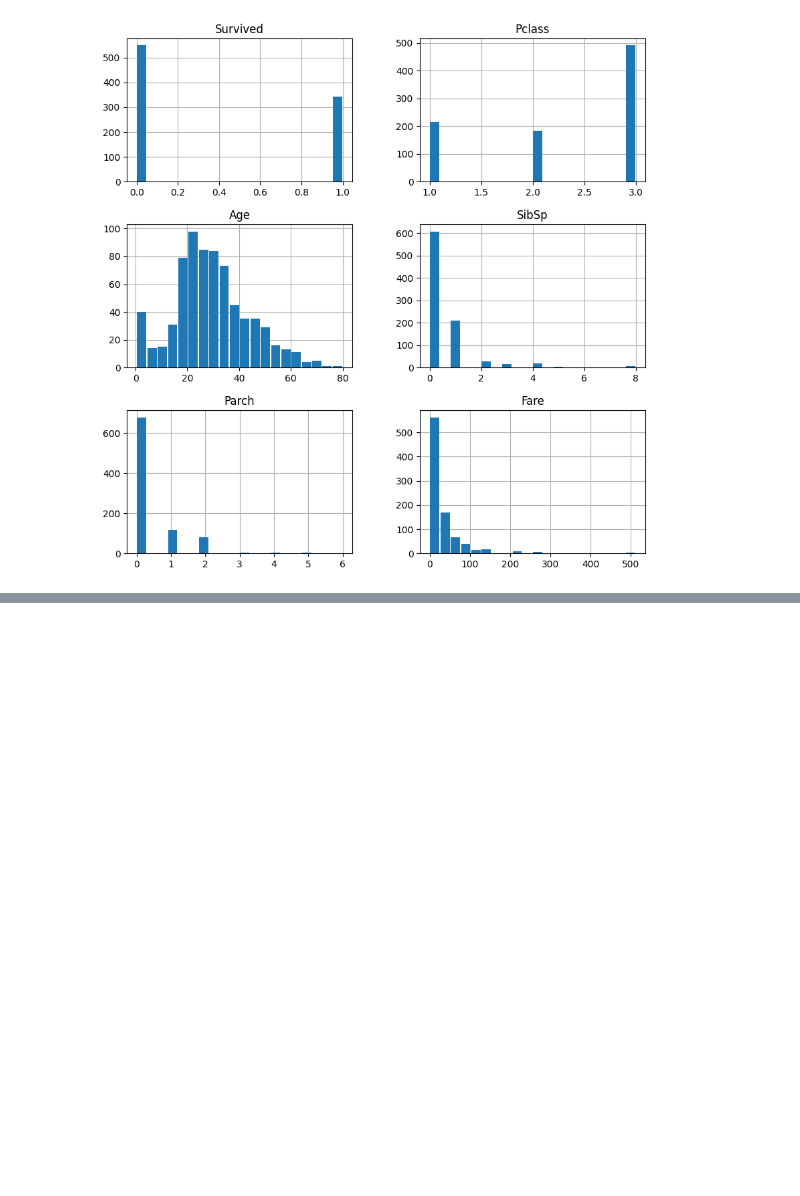
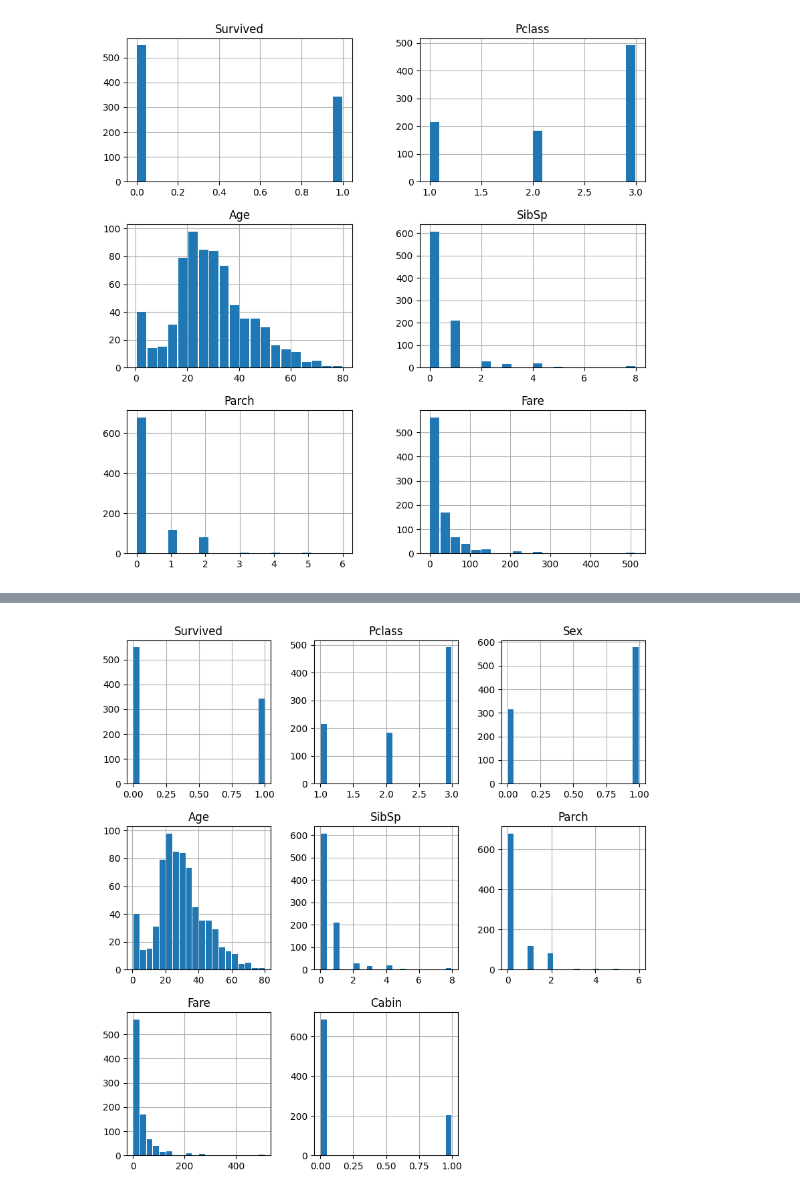
Before and after one commit to PanosKefalas/titanic, a Jupyter notebook: eda.ipynb, the cells around one changed output, grey strips where cells are left out. Saved outputs shown, nothing was run; the diff lists cells and outputs as text; code cells hidden in the pictures; blank space fills up the shorter version.

```diff
--- a/eda.ipynb
+++ b/eda.ipynb
@@ -81,0 +55,5 @@ titanic
+# %%
+encodeEmbarkation = pd.get_dummies(titanic['Embarked'])
+embarkationEncoded = pd.concat([raw, encodeEmbarkation], axis=1)
+dfEncoded = embarkationEncoded.drop(columns='Embarked')
+dfEncoded
@@ -81,0 +74,3 @@ titanic
+# %%
+dfEncoded['Sex'] = dfEncoded['Sex'].replace(['female', 'male'], [0,1])
+dfEncoded
@@ -81,0 +91,3 @@ titanic
+# %%
+dfEncoded['Cabin'] = dfEncoded['Cabin'].notna().astype('int')
+dfEncoded
@@ -81,0 +108,3 @@ titanic
+# %%
+dfClean = dfEncoded.drop(columns=['PassengerId', 'Name', 'Ticket'])
+dfClean
@@ -81,0 +125,5 @@ titanic
+# %%
+dfClean.iloc[:, :-3].hist(bins=20, figsize=(10,10), rwidth=0.9, zorder=2)
+plt.show()
+# %% [output]
+[figure, added]
```
Also changed, not shown: parts of 7 cells of this notebook.
